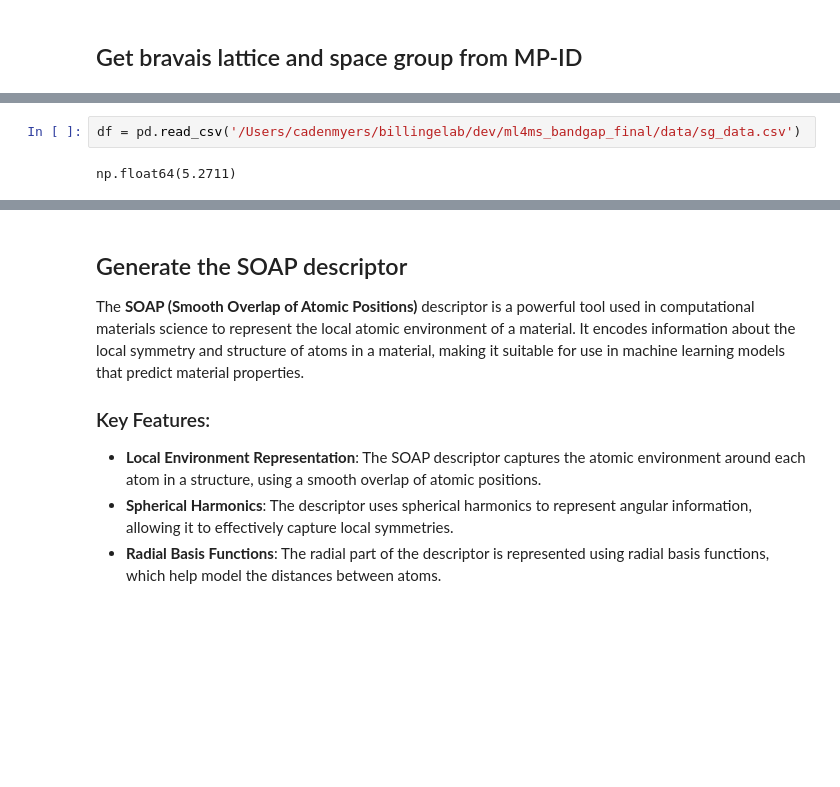
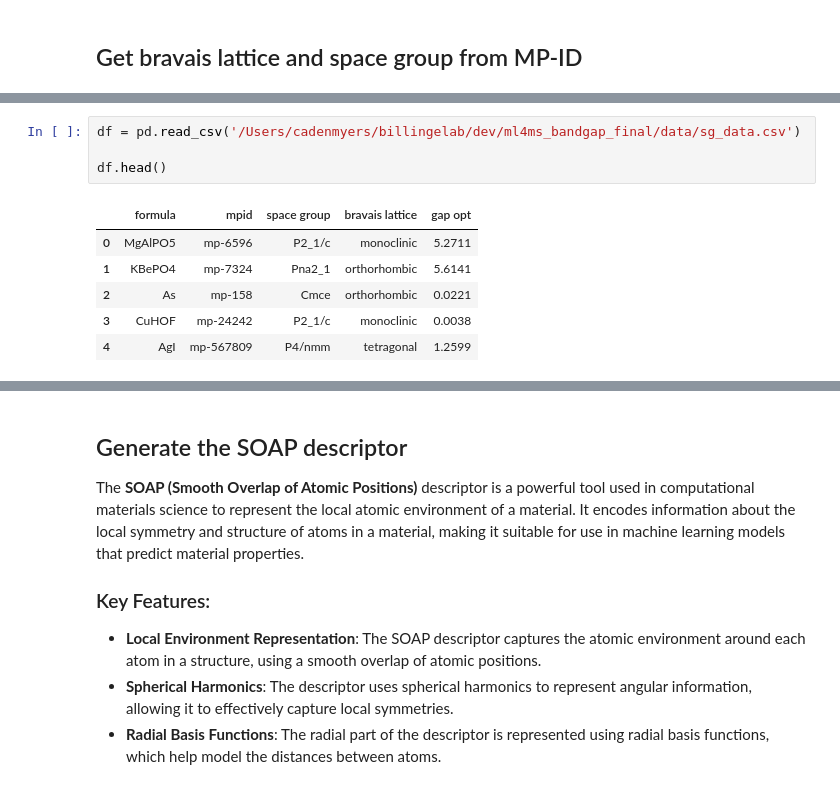
Before and after one commit to cadenmyers13/ml-dft-exp, a Jupyter notebook: codebase/load_matminer_data.ipynb, the cells around one changed output, grey strips where cells are left out. Drawn from its saved outputs; the diff is of its cells as text; blank space fills up the shorter version.

```diff
--- a/codebase/load_matminer_data.ipynb
+++ b/codebase/load_matminer_data.ipynb
@@ -133,4 +95,11 @@ Skipping mp-578614 due to error: 'list' object has no attribute 'site_properties
 # %%
 df = pd.read_csv('/Users/cadenmyers/billingelab/dev/ml4ms_bandgap_final/data/sg_data.csv')
+
+df.head()
 # %% [output]
-np.float64(5.2711)
+|  | formula | mpid | space group | bravais lattice | gap opt |
+| 0 | MgAlPO5 | mp-6596 | P2_1/c | monoclinic | 5.2711 |
+| 1 | KBePO4 | mp-7324 | Pna2_1 | orthorhombic | 5.6141 |
+| 2 | As | mp-158 | Cmce | orthorhombic | 0.0221 |
+| 3 | CuHOF | mp-24242 | P2_1/c | monoclinic | 0.0038 |
+| 4 | AgI | mp-567809 | P4/nmm | tetragonal | 1.2599 |
```
Also changed, not shown: parts of 4 cells of this notebook.
